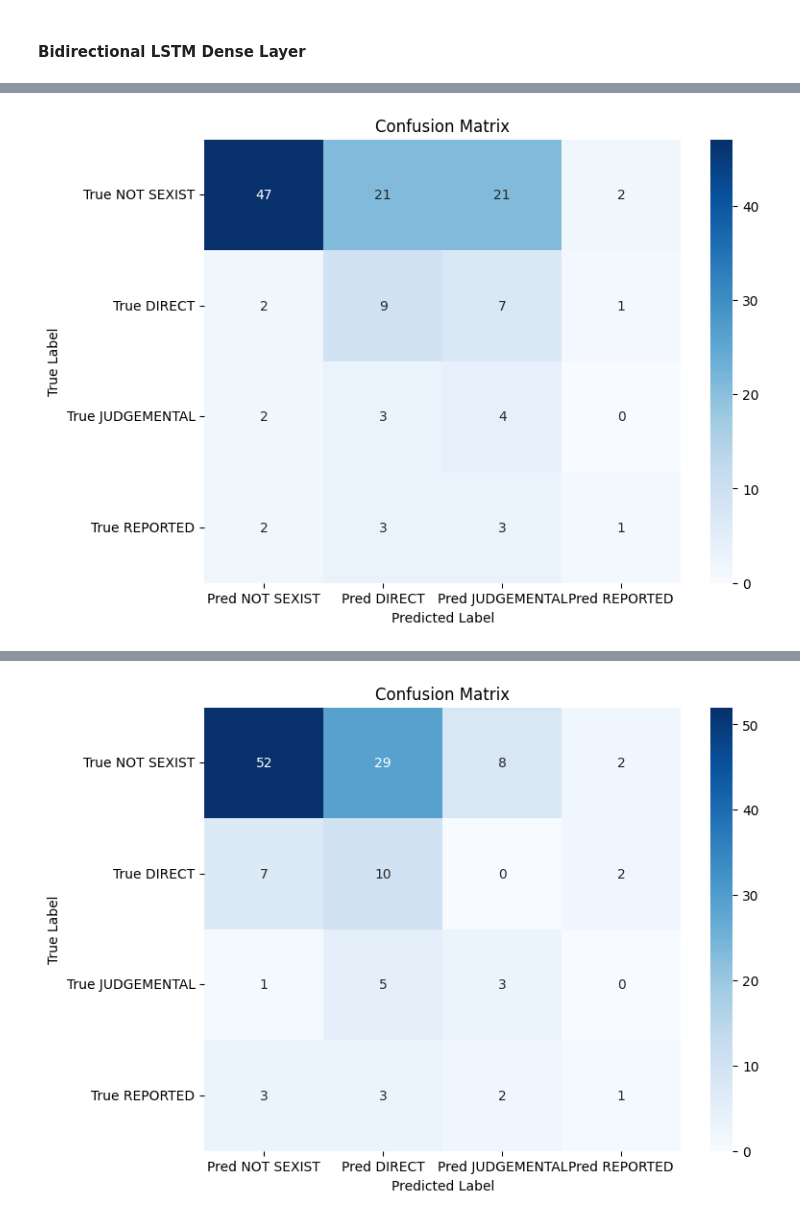
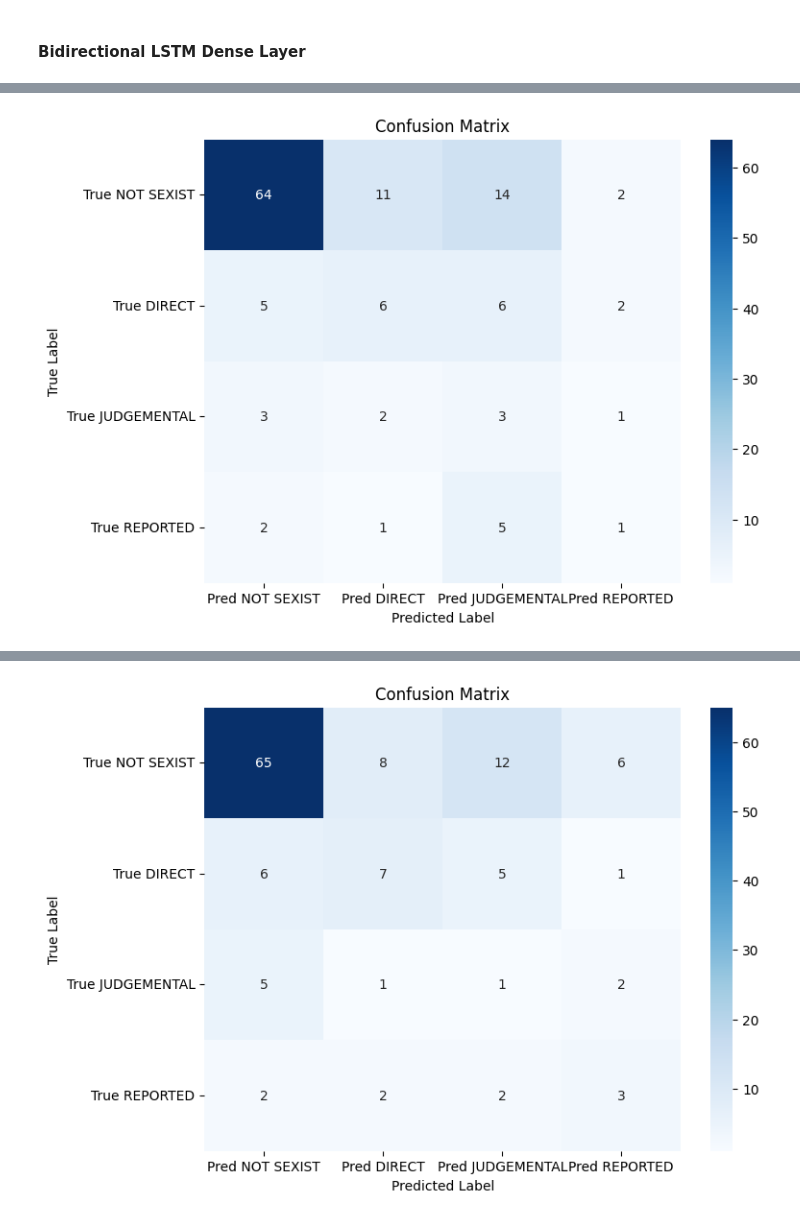
Before and after one commit to LuGorr/Sexist-Tweet-Detection, a Jupyter notebook: A1/Assignment_1.ipynb, the cells around one changed output, grey strips where cells are left out. Cells and saved outputs as stored; diff of their text form; code cells hidden in the pictures.

Commit message:
feat: LayerNormalization

```diff
--- a/A1/Assignment_1.ipynb
+++ b/A1/Assignment_1.ipynb
@@ -874,7 +864,7 @@ def build_baseline_model():
         ),
         layers.Bidirectional(layers.LSTM(LSTM_UNITS, return_sequences=False, kernel_regularizer=regularizers.l2(L2_FACTOR),
             recurrent_regularizer=regularizers.l2(L2_FACTOR))),
-        layers.BatchNormalization(),
+        layers.LayerNormalization(),
         layers.Dropout(DROPOUT_RATE),
 
         # Add a Dense layer
@@ -1014,7 +1004,7 @@ Epoch 5/30
 Epoch 6/30
 ... (37 lines left out)
 
 ---------------------------------
 
 Plotting Confusion Matrix...
-[figure, old version]
+[figure, new version]
@@ -1035,4 +1025,4 @@ Epoch 5/30
 ---------------------------------
 
 Plotting Confusion Matrix...
-[figure, old version]
+[figure, new version]
```
Also changed, not shown: parts of 11 cells of this notebook.
